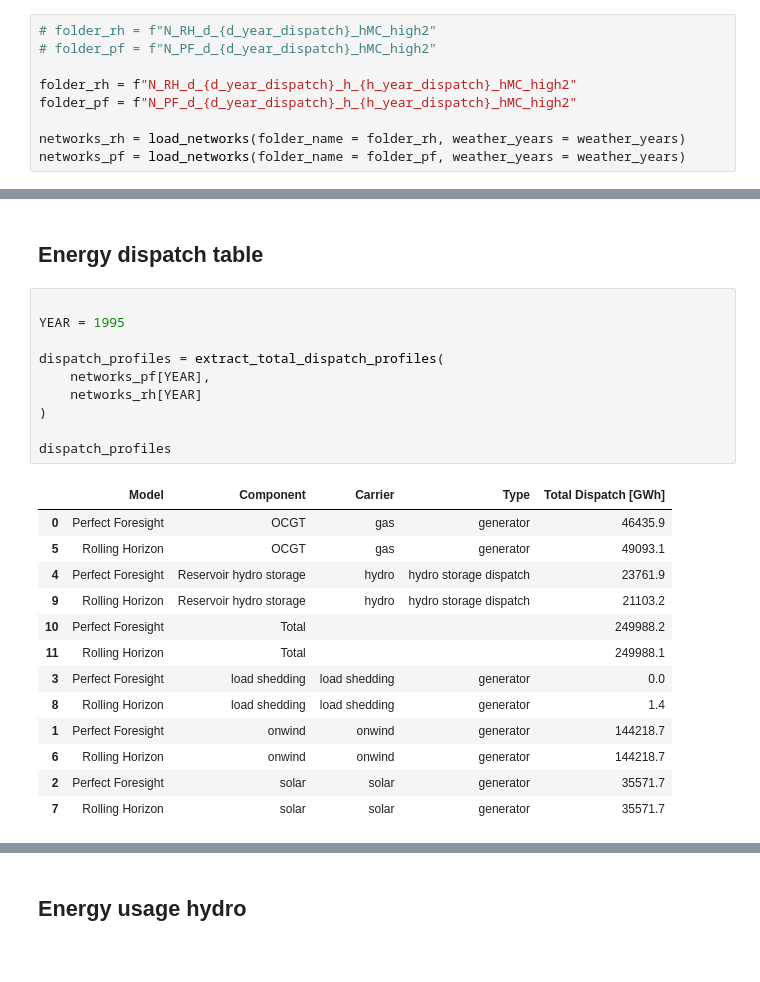
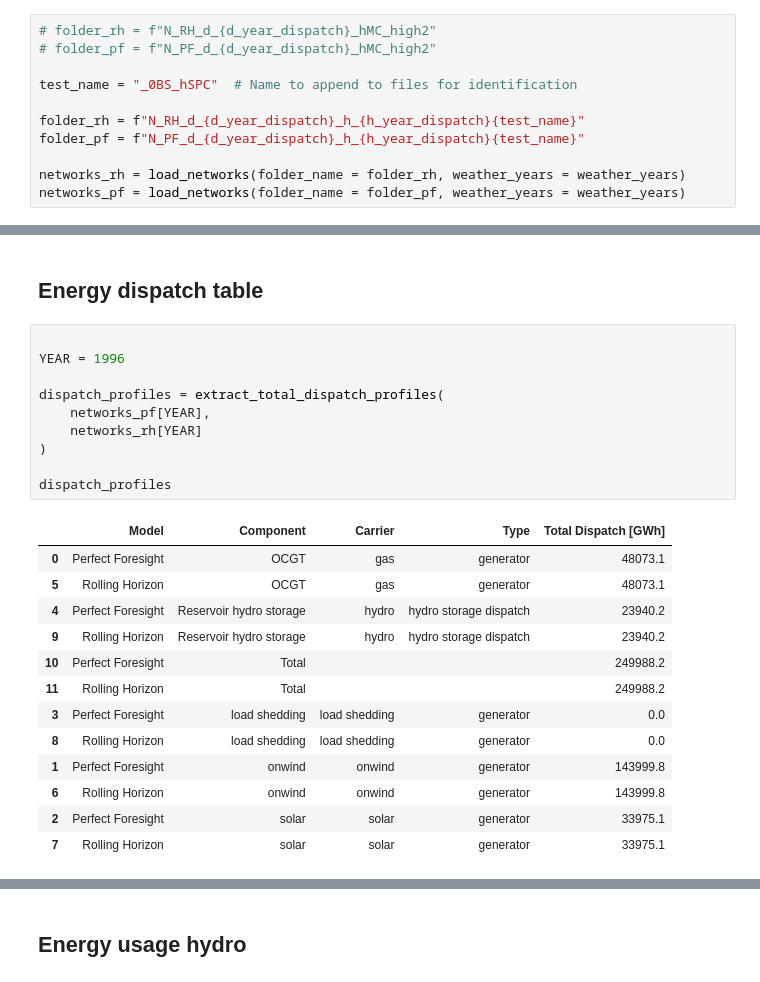
Before and after one commit to jonathangadfelt/MSc-thesis-Jonathan-Gadfelt, a Jupyter notebook: RLH_results.ipynb, the cells around one changed output, grey strips where cells are left out. Saved outputs shown, nothing was run; the diff lists cells and outputs as text.

```diff
--- a/RLH_results.ipynb
+++ b/RLH_results.ipynb
@@ -37,8 +37,10 @@ weather_years = All_data['solar'].index.year.unique()
 # folder_rh = f"N_RH_d_{d_year_dispatch}_hMC_high2"
 # folder_pf = f"N_PF_d_{d_year_dispatch}_hMC_high2"
 
-folder_rh = f"N_RH_d_{d_year_dispatch}_h_{h_year_dispatch}_hMC_high2"
-folder_pf = f"N_PF_d_{d_year_dispatch}_h_{h_year_dispatch}_hMC_high2"
+test_name = "_0BS_hSPC"  # Name to append to files for identification
+
+folder_rh = f"N_RH_d_{d_year_dispatch}_h_{h_year_dispatch}{test_name}"
+folder_pf = f"N_PF_d_{d_year_dispatch}_h_{h_year_dispatch}{test_name}"
 
 networks_rh = load_networks(folder_name = folder_rh, weather_years = weather_years)
 networks_pf = load_networks(folder_name = folder_pf, weather_years = weather_years)
@@ -243,28 +262,28 @@ CR_1995
 ## Energy dispatch table
 # %%
 
-YEAR = 1995
+YEAR = 1996
 
 dispatch_profiles = extract_total_dispatch_profiles(
     networks_pf[YEAR],
     networks_rh[YEAR]
 )
 
 dispatch_profiles
 # %% [output]
 |  | Model | Component | Carrier | Type | Total Dispatch [GWh] |
-| 0 | Perfect Foresight | OCGT | gas | generator | 46435.9 |
-| 5 | Rolling Horizon | OCGT | gas | generator | 49093.1 |
-| 4 | Perfect Foresight | Reservoir hydro storage | hydro | hydro storage dispatch | 23761.9 |
-| 9 | Rolling Horizon | Reservoir hydro storage | hydro | hydro storage dispatch | 21103.2 |
+| 0 | Perfect Foresight | OCGT | gas | generator | 48073.1 |
+| 5 | Rolling Horizon | OCGT | gas | generator | 48073.1 |
+| 4 | Perfect Foresight | Reservoir hydro storage | hydro | hydro storage dispatch | 23940.2 |
+| 9 | Rolling Horizon | Reservoir hydro storage | hydro | hydro storage dispatch | 23940.2 |
 | 10 | Perfect Foresight | Total |  |  | 249988.2 |
-| 11 | Rolling Horizon | Total |  |  | 249988.1 |
+| 11 | Rolling Horizon | Total |  |  | 249988.2 |
 | 3 | Perfect Foresight | load shedding | load shedding | generator | 0.0 |
-| 8 | Rolling Horizon | load shedding | load shedding | generator | 1.4 |
-| 1 | Perfect Foresight | onwind | onwind | generator | 144218.7 |
-| 6 | Rolling Horizon | onwind | onwind | generator | 144218.7 |
-| 2 | Perfect Foresight | solar | solar | generator | 35571.7 |
-| 7 | Rolling Horizon | solar | solar | generator | 35571.7 |
+| 8 | Rolling Horizon | load shedding | load shedding | generator | 0.0 |
+| 1 | Perfect Foresight | onwind | onwind | generator | 143999.8 |
+| 6 | Rolling Horizon | onwind | onwind | generator | 143999.8 |
+| 2 | Perfect Foresight | solar | solar | generator | 33975.1 |
+| 7 | Rolling Horizon | solar | solar | generator | 33975.1 |
 # %%
 dispatch_df = extract_total_dispatch_profiles(networks_pf[YEAR], networks_rh[YEAR])
 diff_table = make_dispatch_diff_table(dispatch_df)
```
Also changed, not shown: parts of 24 cells of this notebook, 5 other files.
